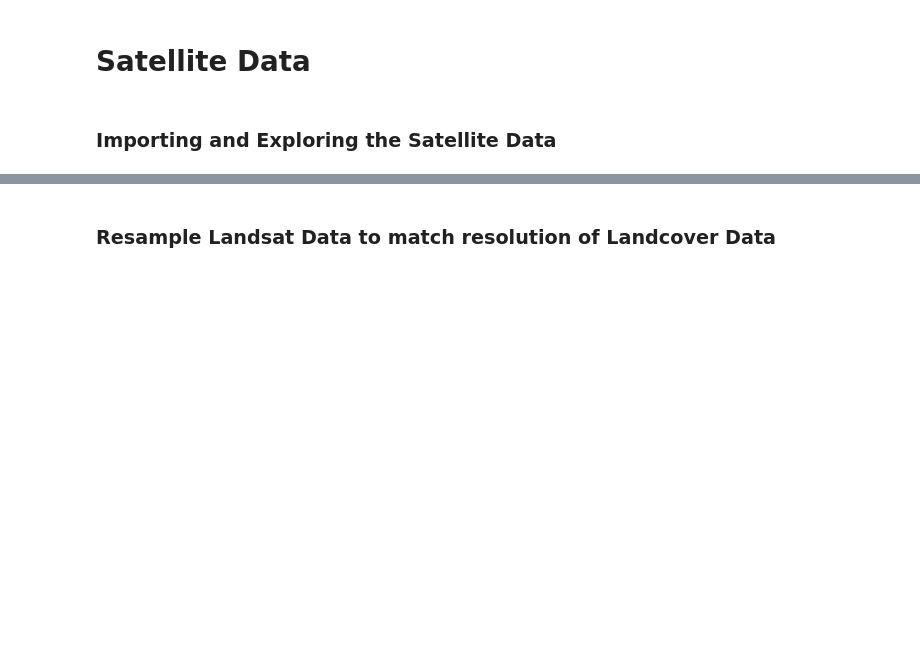
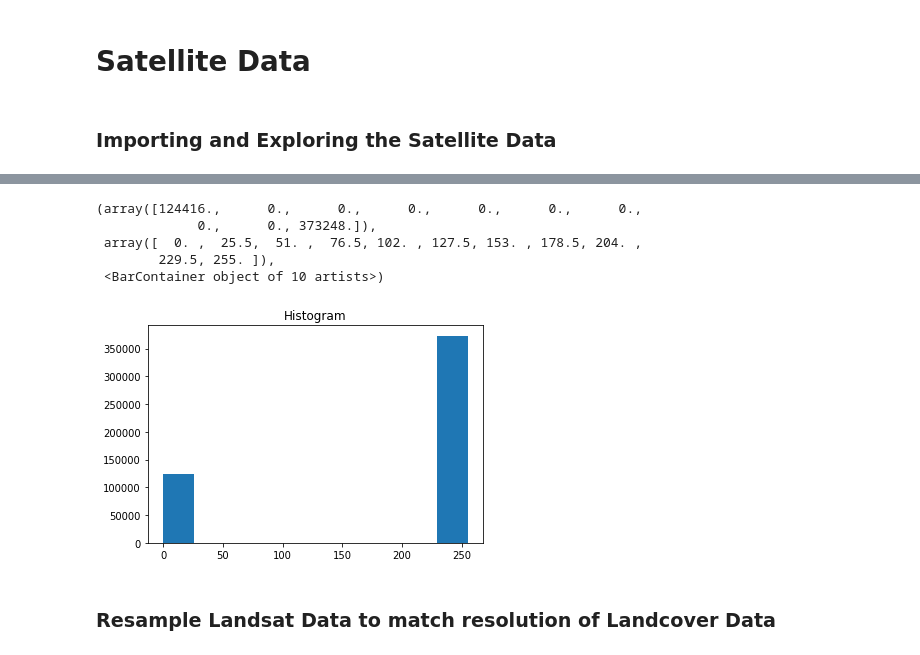
Before and after one commit to JoycelynLongdon/MRes_Research_Project, a Jupyter notebook: Notebooks/training_data_prep.ipynb, the cells around one changed output, grey strips where cells are left out. Saved outputs shown, nothing was run; the diff lists cells and outputs as text; code cells hidden in the pictures; blank space fills up the shorter version.

```diff
--- a/Notebooks/training_data_prep.ipynb
+++ b/Notebooks/training_data_prep.ipynb
@@ -193,7 +241,7 @@ plt.show()
 ### Importing and Exploring the Satellite Data
 # %%
 #l8 = '/gws/nopw/j04/ai4er/users/jl2182/data/Mres_Data/training_tiles/merged_l8_train_data.tif'
-l8_reprojected = '/gws/nopw/j04/ai4er/users/jl2182/data/Mres_Data/training_tiles/reprojected_l8_train.tif' #the imagery was reprojected in
+l8_reprojected = '/gws/nopw/j04/ai4er/users/jl2182/data/Mres_Data/Hansen_Results/Hansen_Loss_Maps/yearly_arrays/loss_map_20.tif' #the imagery was reprojected in
 #the command line using gdal as rioxarray was re-filloing the array with unwanted values
 l8_data = xr.open_rasterio(l8_reprojected)
 print(l8_data)
@@ -200,3 +259,5 @@ print(l8_data)
+# %%
+l8_data = l8_data.astype('uint8')
 # %%
 #explore statistics
 print(l8_data.rio.crs)
@@ -209,7 +277,14 @@ print(l8_data.rio.crs.wkt)
 l8_data.values
 #l8_data
 # %%
-l8_data[4].plot() #plotting one band from the training imagery
+l8_data.plot() #plotting one band from the training imagery
+# %% [output]
+(array([124416.,      0.,      0.,      0.,      0.,      0.,      0.,
+             0.,      0., 373248.]),
+ array([  0. ,  25.5,  51. ,  76.5, 102. , 127.5, 153. , 178.5, 204. ,
+        229.5, 255. ]),
+ <BarContainer object of 10 artists>)
+[figure, added]
 # %%
 #from 3D ----> 2D
 l8_data = l8_data[0, :, :]
```
Also changed, not shown: parts of 20 cells of this notebook, 10 other files.
